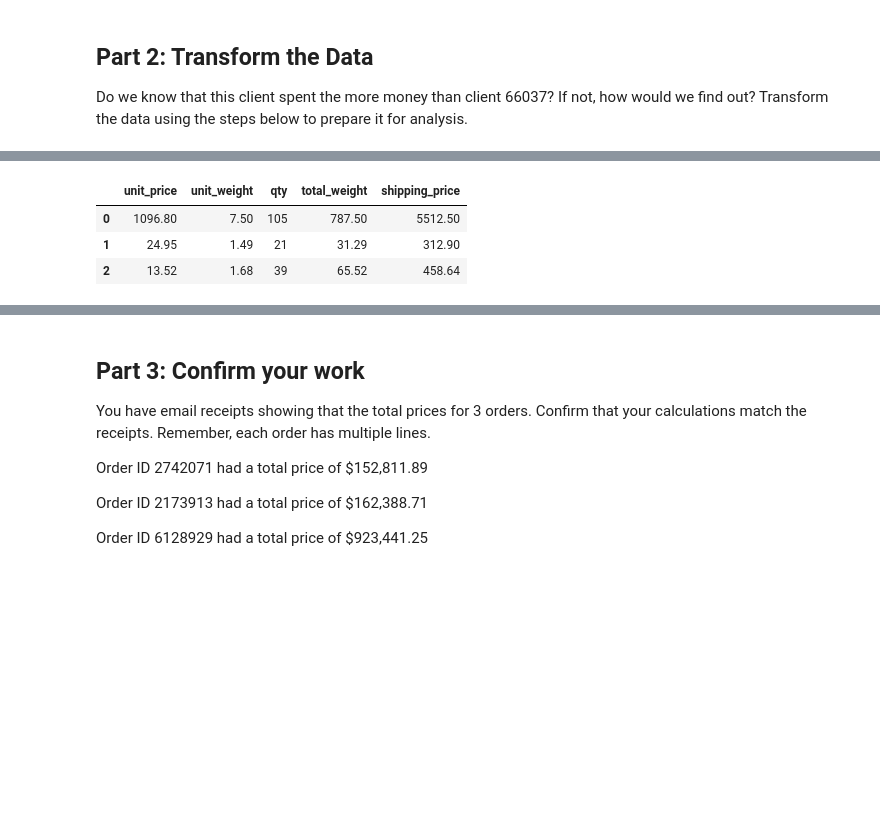
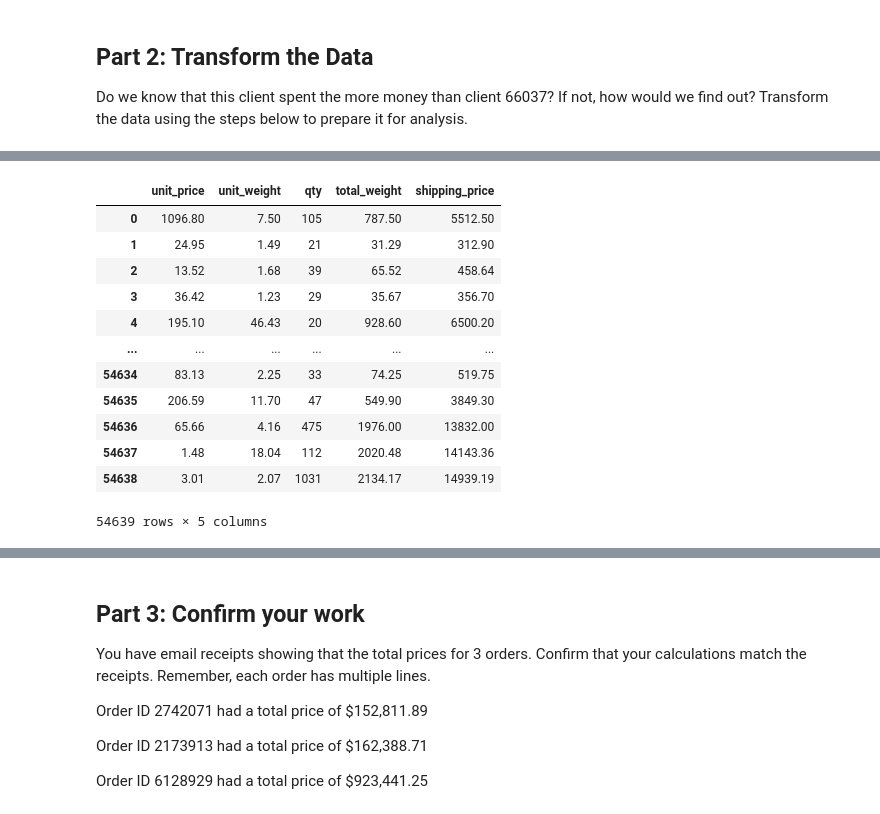
Before and after one commit to godzown82/pandas-challenge-1, a Jupyter notebook: wholesale_data_analysis_starter_code.ipynb, the cells around one changed output, grey strips where cells are left out. Drawn from its saved outputs; the diff is of its cells as text; code cells hidden in the pictures; blank space fills up the shorter version.

```diff
--- a/wholesale_data_analysis_starter_code.ipynb
+++ b/wholesale_data_analysis_starter_code.ipynb
@@ -106,6 +106,8 @@ df.loc[df['client_id']== top_five_list[0],'qty'].sum()
 Do we know that this client spent the more money than client 66037? If not, how would we find out? Transform the data using the steps below to prepare it for analysis.
 # %%
 # Create a column that calculates the subtotal for each line using the unit_price and the qty
+df['line_subtotal'] = df['unit_price'] * df['qty']
+df[['unit_price','qty','line_subtotal']]
 # %% [output]
 |  | unit_price | qty | line_subtotal |
 | 0 | 1096.80 | 105 | 115164.00 |
@@ -113,10 +125,22 @@ Do we know that this client spent the more money than client 66037? If not, how
 # %%
 # Create a column for shipping price.
 # Assume a shipping price of $7 per pound for orders over 50 pounds and $10 per pound for items 50 pounds or under.
+df['total_weight'] = df['unit_weight'] * df['qty']
+df['shipping_price'] = df.apply(lambda row:row['total_weight']*7 if row['total_weight']>50 else row['total_weight']*10, axis=1)
+df[['unit_price','unit_weight','qty','total_weight','shipping_price']]
 # %% [output]
 |  | unit_price | unit_weight | qty | total_weight | shipping_price |
 | 0 | 1096.80 | 7.50 | 105 | 787.50 | 5512.50 |
 | 1 | 24.95 | 1.49 | 21 | 31.29 | 312.90 |
 | 2 | 13.52 | 1.68 | 39 | 65.52 | 458.64 |
+| 3 | 36.42 | 1.23 | 29 | 35.67 | 356.70 |
+| 4 | 195.10 | 46.43 | 20 | 928.60 | 6500.20 |
+| ... | ... | ... | ... | ... | ... |
+| 54634 | 83.13 | 2.25 | 33 | 74.25 | 519.75 |
+| 54635 | 206.59 | 11.70 | 47 | 549.90 | 3849.30 |
+| 54636 | 65.66 | 4.16 | 475 | 1976.00 | 13832.00 |
+| 54637 | 1.48 | 18.04 | 112 | 2020.48 | 14143.36 |
+| 54638 | 3.01 | 2.07 | 1031 | 2134.17 | 14939.19 |
+54639 rows × 5 columns
 # %%
 # Create a column for the total price using the subtotal and the shipping price along with a sales tax of 9.25%
```
Also changed, not shown: parts of 7 cells of this notebook.
